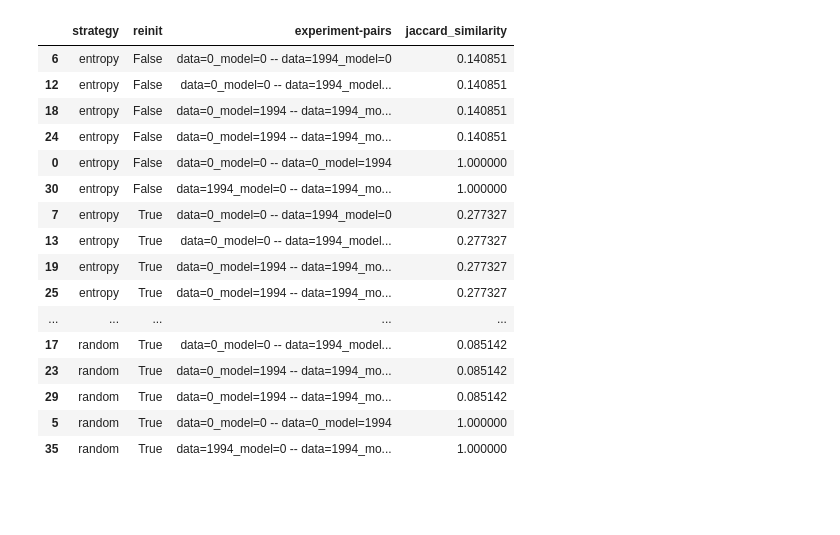
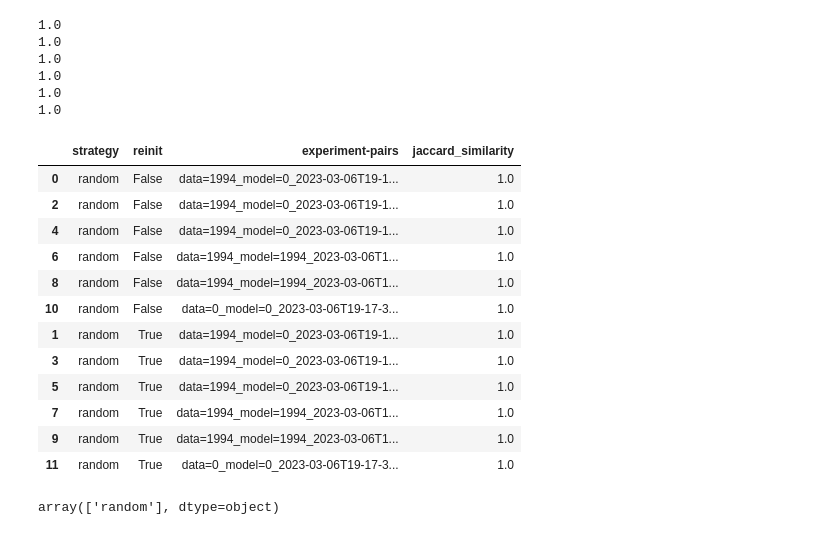
Before and after one commit to pietrolesci/anchoral, a Jupyter notebook: notebooks/set_similarity.ipynb, the cells around one changed output. Saved outputs shown, nothing was run; the diff lists cells and outputs as text; code cells hidden in the pictures; blank space fills up the shorter version.

```diff
--- a/notebooks/set_similarity.ipynb
+++ b/notebooks/set_similarity.ipynb
@@ -18,0 +23,2 @@ pd.set_option("display.max_rows", None, "display.max_columns", None)
+# %%
+a = a[a.argsort()]
@@ -19,4 +29,4 @@ pd.set_option("display.max_rows", None, "display.max_columns", None)
 # %%
-path_to_experiment = Path("../outputs/multirun/reinit_effect/patch")
+path_to_experiment = Path("../outputs/multirun/reinit_study/")
 path_to_experiment
 # %% [output]
@@ -24,12 +34,14 @@ PosixPath('../outputs/multirun/reinit_effect/patch')
 # %%
+dataset = "imdb"
+
 list_dfs = []
 for path in list(
     filter(
-        lambda ex: "agnews" in str(ex),
+        lambda ex: dataset in str(ex),
         path_to_experiment.rglob("labelled_dataset.parquet"),
     )
 ):
-    data_seed, model_seed = path.parents[1].name.split("_")
+    data_seed, model_seed, _ = path.parents[1].name.split("_")
     df = pd.read_parquet(path).assign(
         reinit=eval(path.parents[2].name.split("=")[1]),
         strategy=path.parents[3].name,
@@ -43,5 +71,7 @@ df = pd.concat(list_dfs).reset_index(drop=True)
 # %%
 def jaccard_similarity(A, B):
+    A, B = set(A), set(B)
+
     # Find intersection of two sets
     nominator = A.intersection(B)
 
@@ -66,10 +96,3 @@ def compute_jaccard_fn(df, prop):
         out[f"{a} -- {b}".replace(".seed", "")] = jaccard_similarity(A, B)
 
     return out
-
-
-# def compute_jaccard(df, a, b):
-#     A = df.loc[df["strategy"] == a, "unique_id"].unique()
-#     B = df.loc[df["strategy"] == b, "unique_id"].unique()
-
-#     return jaccard_score(A, B)
@@ -76,36 +115,49 @@ def compute_jaccard_fn(df, prop):
+# %%
+ids = np.stack(
+    df.loc[df["labelling_round"] == -1]
+    .groupby("experiment")["unique_id"]
+    .agg(list)
+    .values
+)
+for a, b in itertools.combinations(range(4), 2):
+    print(jaccard_similarity(ids[a], ids[b]))
+# %% [output]
+1.0
+1.0
+1.0
+1.0
+1.0
+1.0
 # %%
 # similarity across seeds
 res = (
-    df.groupby(["strategy", "reinit"])
+    df.loc[df["labelling_round"] > 0]
+    .groupby(["strategy", "reinit"])
     .apply(lambda df_: compute_jaccard_fn(df_, "experiment"))
     .to_frame("jaccard")
     .reset_index()
 )
 res = (
     res.join(pd.DataFrame(res.pop("jaccard").values.tolist()))
     .melt(
         id_vars=["strategy", "reinit"],
         var_name="experiment-pairs",
         value_name="jaccard_similarity",
     )
     .sort_values(["strategy", "reinit", "jaccard_similarity"])
 )
 res
 # %% [output]
 |  | strategy | reinit | experiment-pairs | jaccard_similarity |
-| 6 | entropy | False | data=0_model=0 -- data=1994_model=0 | 0.140851 |
-| 12 | entropy | False | data=0_model=0 -- data=1994_model... | 0.140851 |
-| 18 | entropy | False | data=0_model=1994 -- data=1994_mo... | 0.140851 |
-| 24 | entropy | False | data=0_model=1994 -- data=1994_mo... | 0.140851 |
-| 0 | entropy | False | data=0_model=0 -- data=0_model=1994 | 1.000000 |
-| 30 | entropy | False | data=1994_model=0 -- data=1994_mo... | 1.000000 |
-| 7 | entropy | True | data=0_model=0 -- data=1994_model=0 | 0.277327 |
-| 13 | entropy | True | data=0_model=0 -- data=1994_model... | 0.277327 |
-| 19 | entropy | True | data=0_model=1994 -- data=1994_mo... | 0.277327 |
-| 25 | entropy | True | data=0_model=1994 -- data=1994_mo... | 0.277327 |
-| ... | ... | ... | ... | ... |
-| 17 | random | True | data=0_model=0 -- data=1994_model... | 0.085142 |
-| 23 | random | True | data=0_model=1994 -- data=1994_mo... | 0.085142 |
-| 29 | random | True | data=0_model=1994 -- data=1994_mo... | 0.085142 |
-| 5 | random | True | data=0_model=0 -- data=0_model=1994 | 1.000000 |
-| 35 | random | True | data=1994_model=0 -- data=1994_mo... | 1.000000 |
+| 0 | random | False | data=1994_model=0_2023-03-06T19-1... | 1.0 |
+| 2 | random | False | data=1994_model=0_2023-03-06T19-1... | 1.0 |
+| 4 | random | False | data=1994_model=0_2023-03-06T19-1... | 1.0 |
+| 6 | random | False | data=1994_model=1994_2023-03-06T1... | 1.0 |
+| 8 | random | False | data=1994_model=1994_2023-03-06T1... | 1.0 |
+| 10 | random | False | data=0_model=0_2023-03-06T19-17-3... | 1.0 |
+| 1 | random | True | data=1994_model=0_2023-03-06T19-1... | 1.0 |
+| 3 | random | True | data=1994_model=0_2023-03-06T19-1... | 1.0 |
+| 5 | random | True | data=1994_model=0_2023-03-06T19-1... | 1.0 |
+| 7 | random | True | data=1994_model=1994_2023-03-06T1... | 1.0 |
+| 9 | random | True | data=1994_model=1994_2023-03-06T1... | 1.0 |
+| 11 | random | True | data=0_model=0_2023-03-06T19-17-3... | 1.0 |
@@ -113,0 +164,4 @@ df.loc
+# %%
+df["strategy"].unique()
+# %% [output]
+array(['random'], dtype=object)
```
Also changed, not shown: parts of 15 cells of this notebook, 22 other files.
